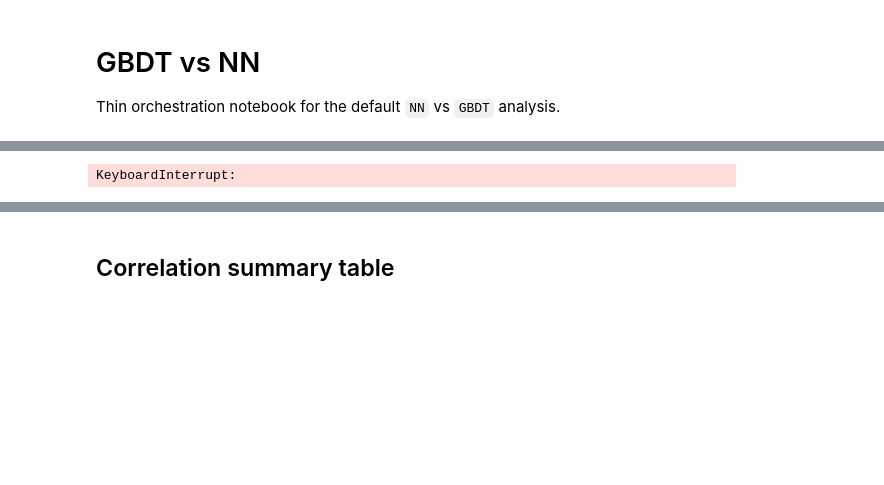
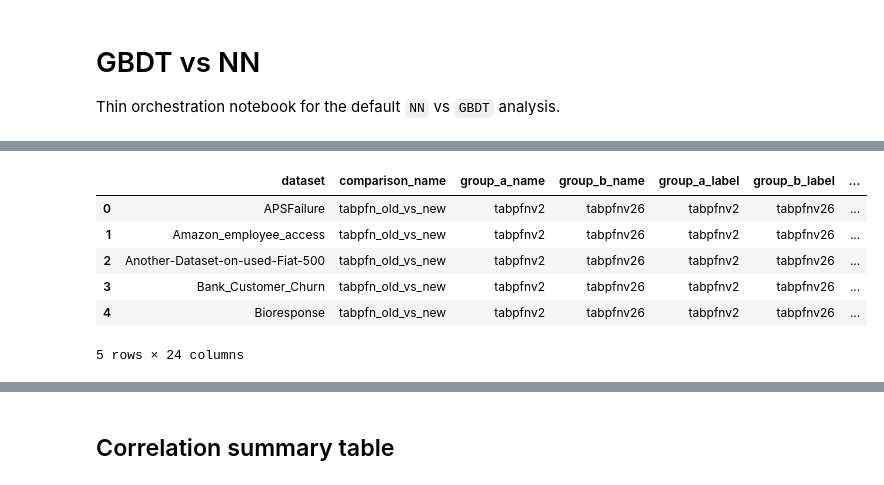
Before and after one commit to m-herre/meta-feature-analysis, a Jupyter notebook: notebooks/01_gbdt_vs_nn.ipynb, the cells around one changed output, grey strips where cells are left out. Saved outputs shown, nothing was run; the diff lists cells and outputs as text; code cells hidden in the pictures; blank space fills up the shorter version.

```diff
--- a/notebooks/01_gbdt_vs_nn.ipynb
+++ b/notebooks/01_gbdt_vs_nn.ipynb
@@ -17,7 +17,7 @@ sys.path.insert(0, str(repo_root / "tabarena" / "tabarena"))
 # %%
 from mfa import load_config, run_analysis
 
-config = load_config(project_dir / "configs" / "config_0.yaml")
+config = load_config(project_dir / "configs" / "config_1.yaml")
 result = run_analysis(
     config,
     # datasets=[
@@ -47,4 +47,10 @@ ValueError('zero-size array to reduction operation maximum which has no identity
+|  | dataset | comparison_name | group_a_name | group_b_name | group_a_label | group_b_label | ... |
+| 0 | APSFailure | tabpfn_old_vs_new | tabpfnv2 | tabpfnv26 | tabpfnv2 | tabpfnv26 | ... |
+| 1 | Amazon_employee_access | tabpfn_old_vs_new | tabpfnv2 | tabpfnv26 | tabpfnv2 | tabpfnv26 | ... |
+| 2 | Another-Dataset-on-used-Fiat-500 | tabpfn_old_vs_new | tabpfnv2 | tabpfnv26 | tabpfnv2 | tabpfnv26 | ... |
+| 3 | Bank_Customer_Churn | tabpfn_old_vs_new | tabpfnv2 | tabpfnv26 | tabpfnv2 | tabpfnv26 | ... |
+| 4 | Bioresponse | tabpfn_old_vs_new | tabpfnv2 | tabpfnv26 | tabpfnv2 | tabpfnv26 | ... |
-KeyboardInterrupt:
+5 rows × 24 columns
 # %%
 import pandas as pd
 
```
Also changed, not shown: parts of 4 cells of this notebook, 2 other files.
